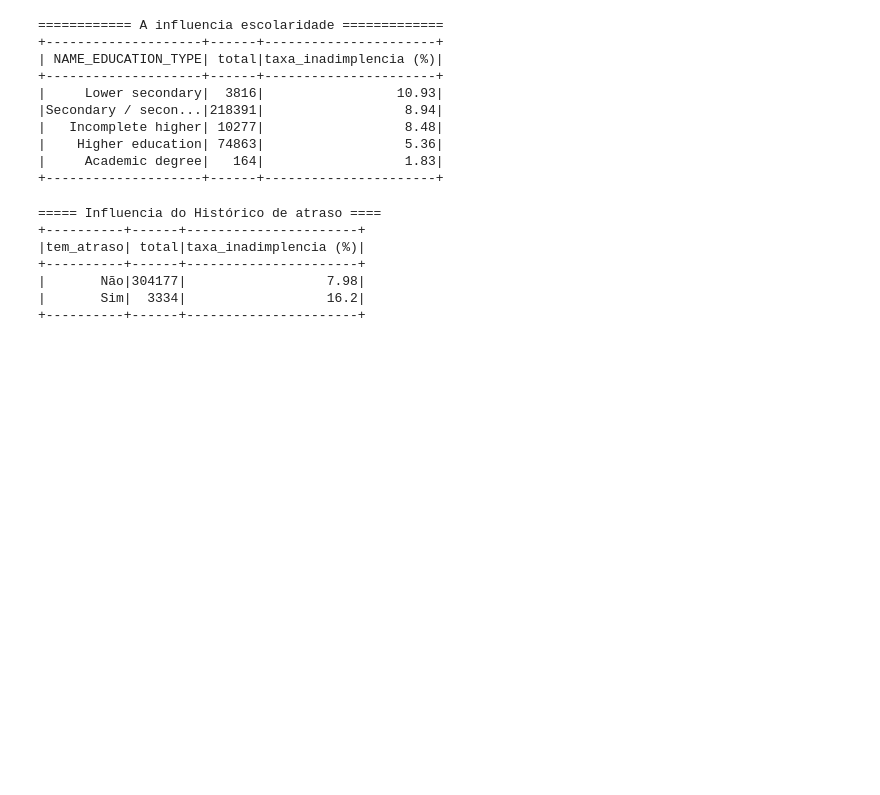
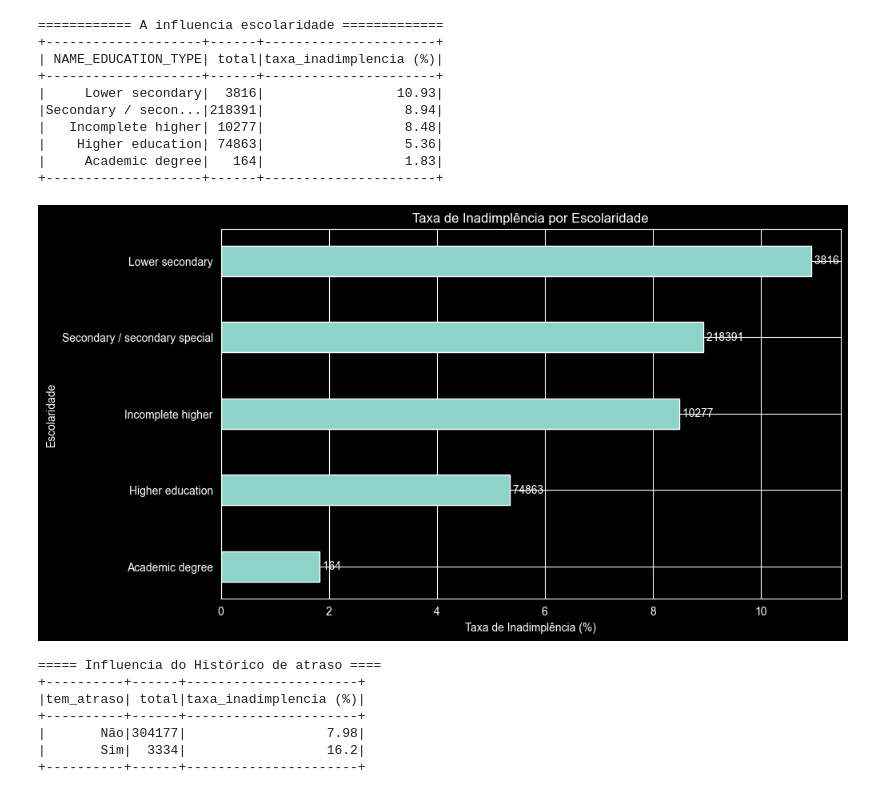
Before and after one commit to IsabelleSeve/Study_Data_Analytics, a Jupyter notebook: 03_inference_and_business.ipynb, the cells around one changed output. Drawn from its saved outputs; the diff is of its cells as text; code cells hidden in the pictures; blank space fills up the shorter version.

```diff
--- a/03_inference_and_business.ipynb
+++ b/03_inference_and_business.ipynb
@@ -147,6 +241,29 @@ df_eda.groupBy("NAME_EDUCATION_TYPE").agg(
 |    Higher education| 74863|                  5.36|
 |     Academic degree|   164|                  1.83|
 +--------------------+------+----------------------+
+# %%
+df_pd = df_eda.groupBy("NAME_EDUCATION_TYPE").agg(
+    count("*").alias("total"),
+    (avg(col("TARGET").cast("double")) * 100).alias("taxa_inadimplencia")
+).orderBy("taxa_inadimplencia", ascending=False).toPandas()
+
+plt.figure(figsize=(10,6))
+
+plt.barh(df_pd["NAME_EDUCATION_TYPE"], df_pd["taxa_inadimplencia"], height=0.4)
+
+plt.title("Taxa de Inadimplência por Escolaridade")
+plt.xlabel("Taxa de Inadimplência (%)")
+plt.ylabel("Escolaridade")
+
+# quantidade nas barras
+for i, (taxa, total) in enumerate(zip(df_pd["taxa_inadimplencia"], df_pd["total"])):
+    plt.text(taxa, i, f" {total}", va='center')
+
+plt.gca().invert_yaxis()
+
+plt.show()
+# %% [output]
+[figure, added]
 # %%
 print("=== Influencia do Histórico de atraso ====")
 df_final.withColumn("tem_atraso", when(col("bureau_flag_atraso") == 1, "Sim").otherwise("Não")) \
```
Also changed, not shown: parts of 3 cells of this notebook, 1 other file.
